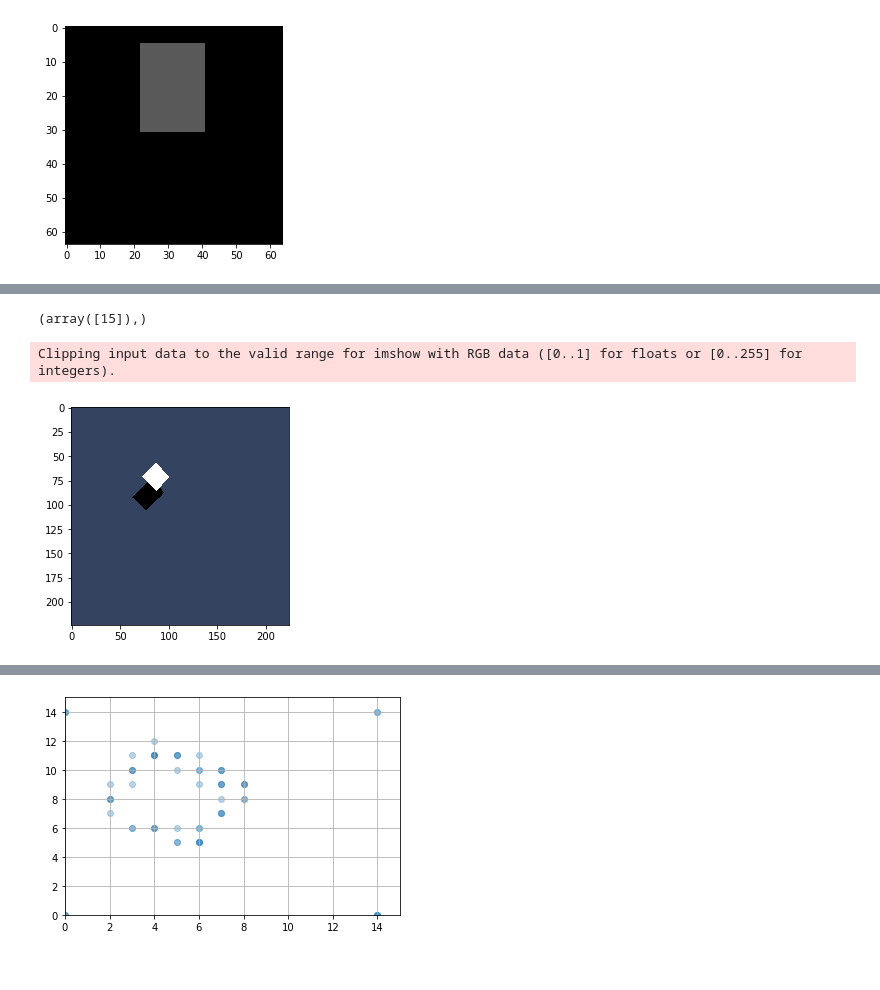
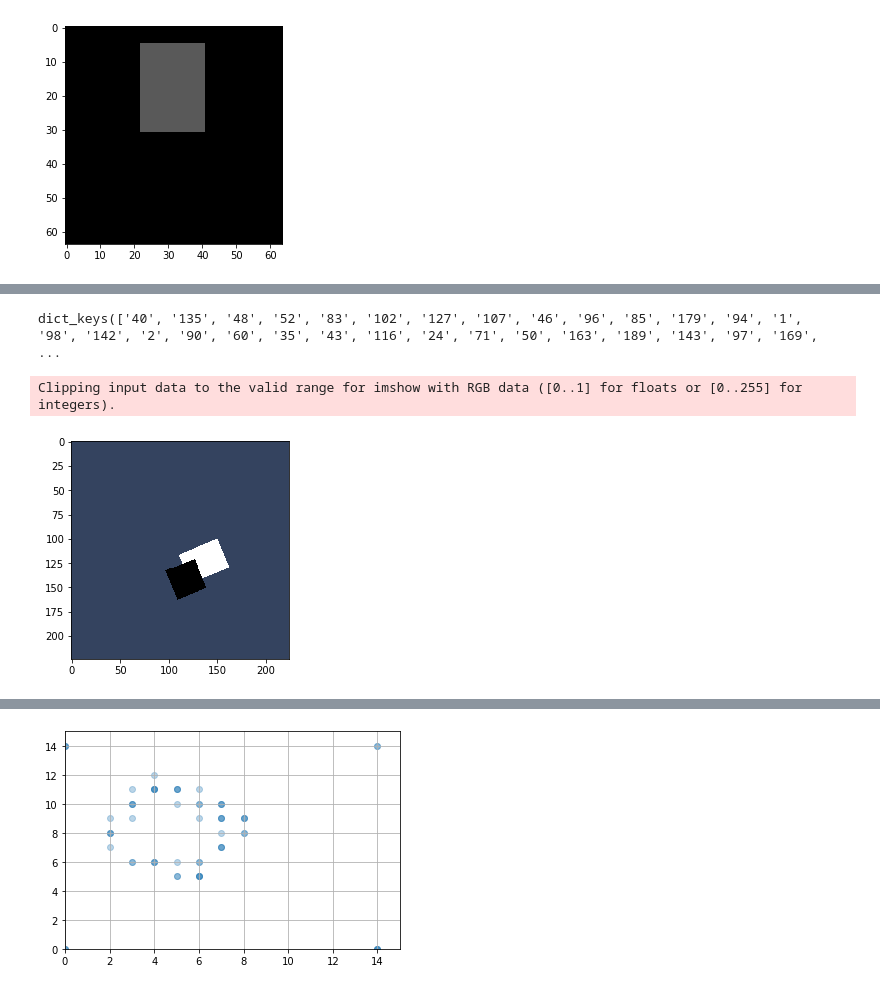
Before and after one commit to burnhamdr/AlexNet-Border-Ownership, a Jupyter notebook: BorderOwnershipNotebook.ipynb, the cells around one changed output, grey strips where cells are left out. Drawn from its saved outputs; the diff is of its cells as text; code cells hidden in the pictures.

```diff
--- a/BorderOwnershipNotebook.ipynb
+++ b/BorderOwnershipNotebook.ipynb
@@ -393,26 +399,0 @@ ax.add_patch(circ)
-# %%
-#  Create a set of stimuli and convert to torch tensor format.
-#  This will be a 4D array with the following dimensions: [nstim, 3, xn, yn]
-xn = 64
-yn = 64
-
-stimuli = [s_1A, s_1B, s_1C, s_1D, s_2A, s_2B, s_2C, s_2D]
-nstim = len(stimuli)
-
-d = np.empty((nstim,3,xn,yn), dtype='float32')
-
-k = 0
-for s in stimuli:
-  d[k][0] = s#Red channel
-  d[k][1] = d[k][0]   # Repeat same image in Green channel
-  d[k][2] = d[k][0]   # Repeat same image in Blue channel
-  k += 1
-
-tt = torch.tensor(d)
-#create transform to normalize images
-transform = transforms.Normalize([0.485, 0.456, 0.406],
-                          [0.229, 0.224, 0.225],  inplace=True)#
-for i in range(8):
-    transform(tt[i,:,:,:])
-
-tt.shape
@@ -421,7 +399,0 @@ torch.Size([8, 3, 64, 64])
-# %%
-# Now plot the kth stimulus
-k = 5
-npimg = tt[k].numpy()
-npimg = npimg / 2 + 0.5     # Convert amplitudes from [-1..1] into [0..1]
-plt.imshow(np.transpose(npimg, (1, 2, 0)))  # Make RGB dimension be last
-plt.show()
@@ -453,12 +422,6 @@ rfs_2_sorted = rfs_2[rfs_2[:,5].argsort()[::-1]]
 rfs_3_sorted = rfs_3[rfs_3[:,5].argsort()[::-1]]
 rfs_4_sorted = rfs_4[rfs_4[:,5].argsort()[::-1]]
 rfs_5_sorted = rfs_5[rfs_5[:,5].argsort()[::-1]]
-# %%
-boolArr = (rfs_2[:,0] == 15)
-idx = np.where(boolArr)
-idx
-# %% [output]
-(array([15]),)
 # %%
 #    0 - hi SF
 #    4 - strong ori tuning, mid SF
@@ -490,10 +453,9 @@ idx
 #  189 - *** strong tuning, mid SF
 
 #generate image data set tailored to the RF of the top f_nat layers of conv2, conv3, conv4, conv5
-keep_perc = 0.1 #percentile of layers to keep based on f_nat - ratio of R_max to the average of the top 10 responses to natural images
+keep_perc = 0.25 #percentile of layers to keep based on f_nat - ratio of R_max to the average of the top 10 responses to natural images
 keep_rows = int(keep_perc*(rfs_2_sorted.shape[0]))
 kept = rfs_2_sorted[:keep_rows,:]
-stats =
 xn = 224
 yn = 224
 stim_dict = {}#dictionary to hold stimulus tensors specific to the top responding kernel layers as determined by f_nat
@@ -503,10 +465,11 @@ for i in range(0, len(kept)):
     COM_1 = kept[i, 2]#center of mass (pix) along horizontal image axis (center=0)
     RF_x = 111 + COM_0
     RF_y = 111 + COM_1
-    ori = rfs_2_stats[kernel-1, 3]#get angle (orientation) in degrees of RF for this kernel layer
+    ori = rfs_2_stats[kernel, 3]#get angle (orientation) in degrees of RF for this kernel layer
     angle = (ori*np.pi)/180
+    border_length = rfs_2_stats[kernel, 5]#get RF size for this kernel layer
 
-    stimuli = create_stim_set(RF_x, RF_y, xn, yn, size, angle)
+    stimuli = create_stim_set(RF_x, RF_y, xn, yn, border_length, angle)
 
     nstim = len(stimuli)
 
@@ -527,18 +490,22 @@ for i in range(0, len(kept)):
         transform(tt[j,:,:,:])
 
     stim_dict[str(kernel)] = tt
+# %%
+stim_dict.keys()
+# %% [output]
+dict_keys(['40', '135', '48', '52', '83', '102', '127', '107', '46', '96', '85', '179', '94', '1', '98', '142', '2', '90', '60', '35', '43', '116', '24', '71', '50', '163', '189', '143', '97', '169',  ...
 # %%
 # Now plot the kth stimulus
-loi = stim_dict.keys()
+loi = list(stim_dict.keys())
 k = 6
 tt = stim_dict[loi[0]]#grab a dictionary key and plot an example image
 npimg = tt[k].numpy()
 npimg = npimg / 2 + 0.5     # Convert amplitudes from [-1..1] into [0..1]
 plt.imshow(np.transpose(npimg, (1, 2, 0)))  # Make RGB dimension be last
 plt.show()
 # %% [output]
 Clipping input data to the valid range for imshow with RGB data ([0..1] for floats or [0..255] for integers).
-[figure, old version]
+[figure, new version]
 # %%
 #layer = 7 #get response from conv3
 #layer = 9 #get response from conv4
```
Also changed, not shown: parts of 15 cells of this notebook.
